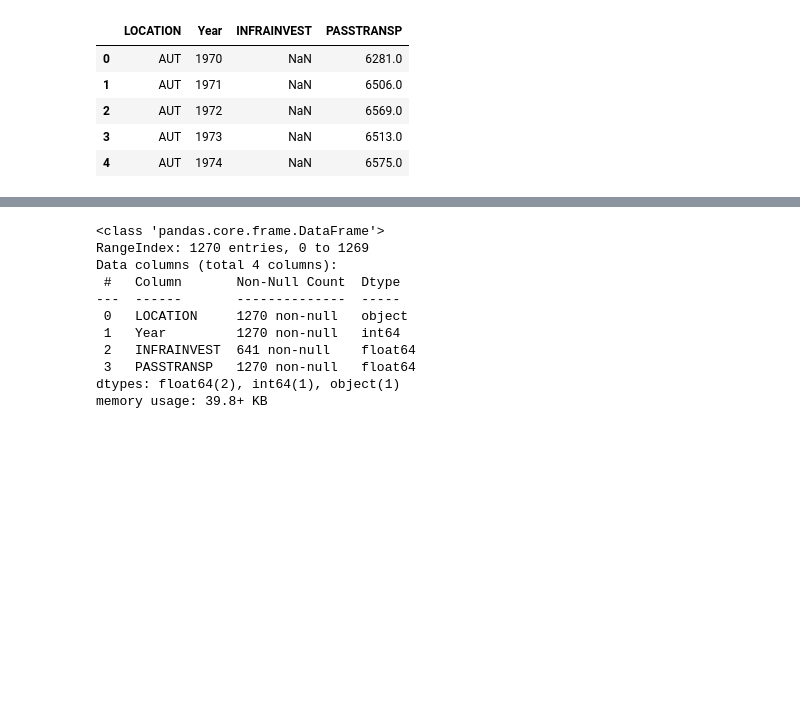
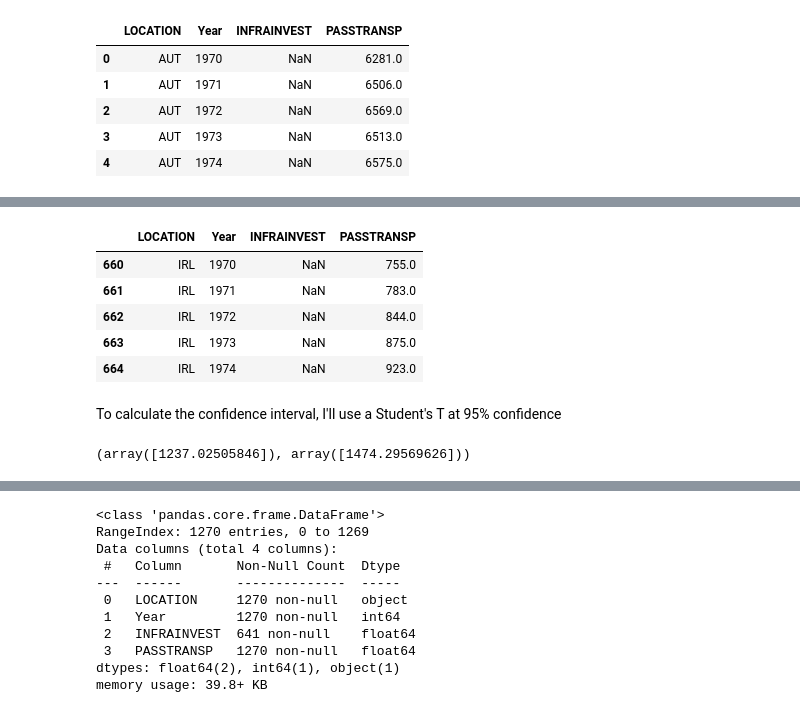
Before and after one commit to EmmaMcC1802/CA2, a Jupyter notebook: Codebook2_Stats_ML.ipynb, the cells around one changed output, grey strips where cells are left out. Drawn from its saved outputs; the diff is of its cells as text; code cells hidden in the pictures; blank space fills up the shorter version.

```diff
--- a/Codebook2_Stats_ML.ipynb
+++ b/Codebook2_Stats_ML.ipynb
@@ -127,0 +130,10 @@ df_pivot.head()
+# %%
+df_pivot_IRE = df_pivot[df_pivot['LOCATION'] == 'IRL']
+df_pivot_IRE.head()
+# %% [output]
+|  | LOCATION | Year | INFRAINVEST | PASSTRANSP |
+| 660 | IRL | 1970 | NaN | 755.0 |
+| 661 | IRL | 1971 | NaN | 783.0 |
+| 662 | IRL | 1972 | NaN | 844.0 |
+| 663 | IRL | 1973 | NaN | 875.0 |
+| 664 | IRL | 1974 | NaN | 923.0 |
@@ -127,0 +142,6 @@ df_pivot.head()
+# %% [markdown]
+To calculate the confidence interval, I'll use a Student's T at 95% confidence
+# %%
+st.t.interval(alpha = 0.95, df=len(X)-1, loc= np.mean(X), scale = st.sem(X))
+# %% [output]
+(array([1237.02505846]), array([1474.29569626]))
```
Also changed, not shown: parts of 37 cells of this notebook, 5 other files.
